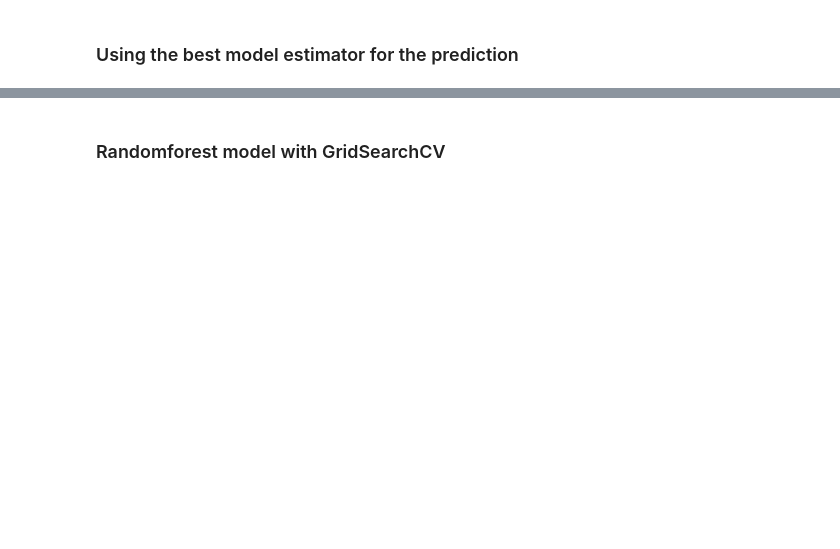
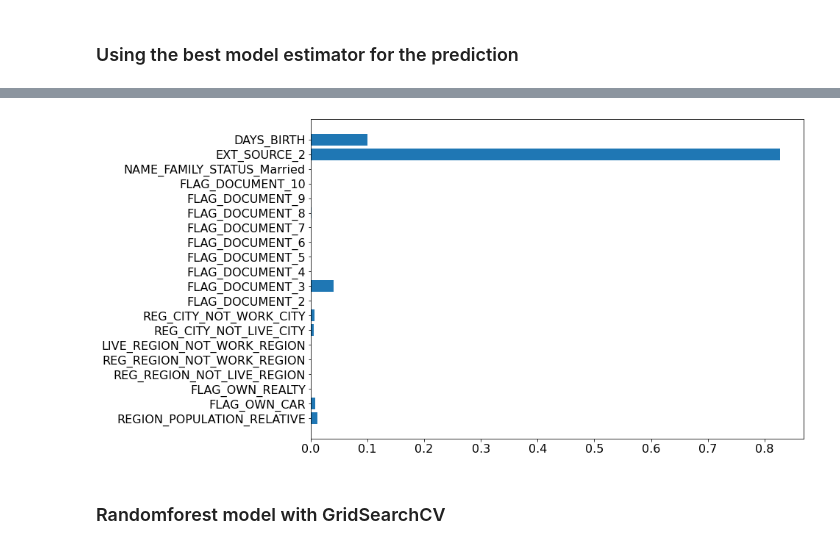
Before and after one commit to chandrakanthHA/Home_Credit, a Jupyter notebook: MODEL.ipynb, the cells around one changed output, grey strips where cells are left out. Drawn from its saved outputs; the diff is of its cells as text; code cells hidden in the pictures; blank space fills up the shorter version.

Commit message:
notebook cleaned & feature importance run

```diff
--- a/MODEL.ipynb
+++ b/MODEL.ipynb
@@ -484,7 +484,7 @@ rs = RandomizedSearchCV(estimator, param_grid, n_jobs = -1,
                         n_iter = 10, verbose = 5, random_state=RSEED)
 # %%
 # Getting best parameter by fitting the model
-rs.fit(X_train_under, y_train_under)
+rs.fit(X_train_under[imp_features], y_train_under)
 rs.best_params_
 # %% [output]
 Fitting 5 folds for each of 10 candidates, totalling 50 fits
@@ -531,3 +531,9 @@ print(confusion_matrix(y_test_clean, test_rf_predictions))
+# %%
+plt.figure(figsize=(12,8))
+plt.barh(imp_features, best_model.feature_importances_)
+plt.show();
+# %% [output]
+[figure, added]
 # %% [markdown]
 ### Randomforest model with GridSearchCV
 # %%
```
Also changed, not shown: parts of 11 cells of this notebook.
